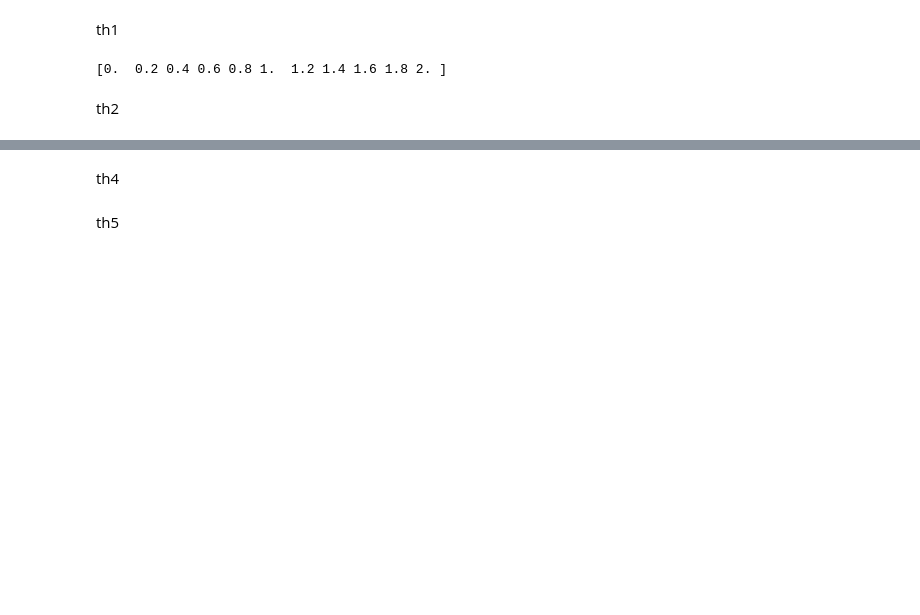
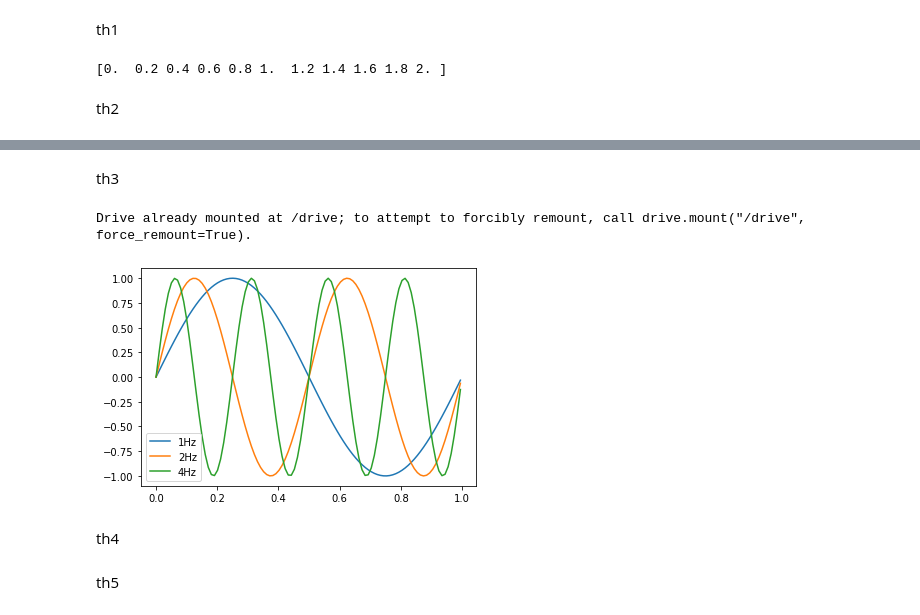
Before and after one commit to nguyennangmanh/THToancaocap, a Jupyter notebook: Bai_chuong_4.ipynb, the cells around one changed output, grey strips where cells are left out. Cells and saved outputs as stored; diff of their text form; code cells hidden in the pictures; blank space fills up the shorter version.

Commit message:
Được tạo bằng Colaboratory

```diff
--- a/Bai_chuong_4.ipynb
+++ b/Bai_chuong_4.ipynb
@@ -24,0 +30,20 @@ drive.mount ('/drive')
+# %% [markdown]
+th3
+# %%
+import numpy as np
+import matplotlib.pyplot as plt
+fs=[1,2,4]
+all_time=np.linspace(0,2,200)
+t=all_time[:100]
+fig, ax =plt.subplots()
+for f in fs:
+  y = np.sin(2*np.pi*f*t)
+  ax.plot(t,y,label='{}Hz'.format(f))
+plt.legend()
+from google.colab import drive
+drive.mount('/drive')
+plt.savefig('/drive/My Drive/Baitapchuong4/basic-python.pdf')
+plt.show()
+# %% [output]
+Drive already mounted at /drive; to attempt to forcibly remount, call drive.mount("/drive", force_remount=True).
+[figure, added]
```
Also changed, not shown: parts of 2 cells of this notebook.
